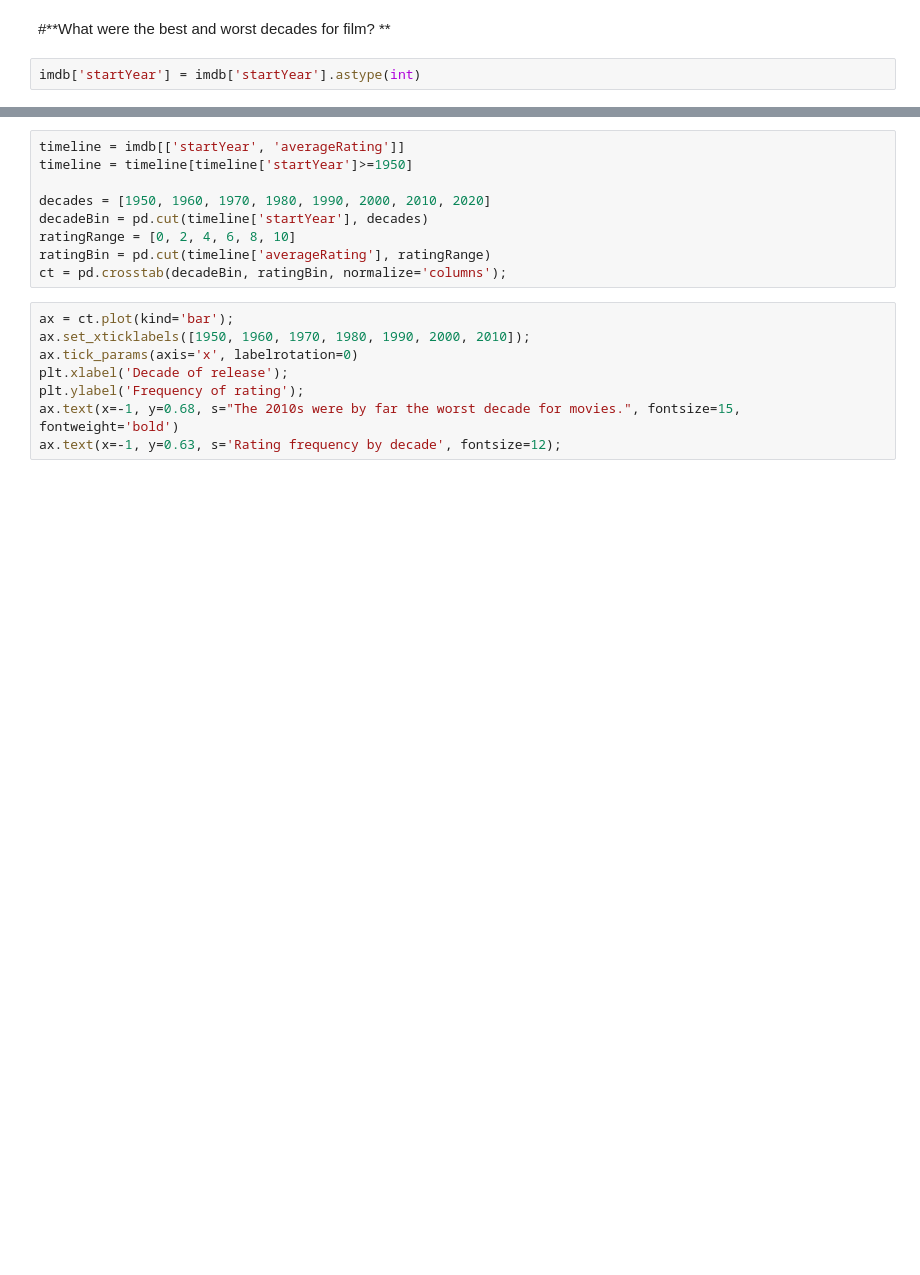
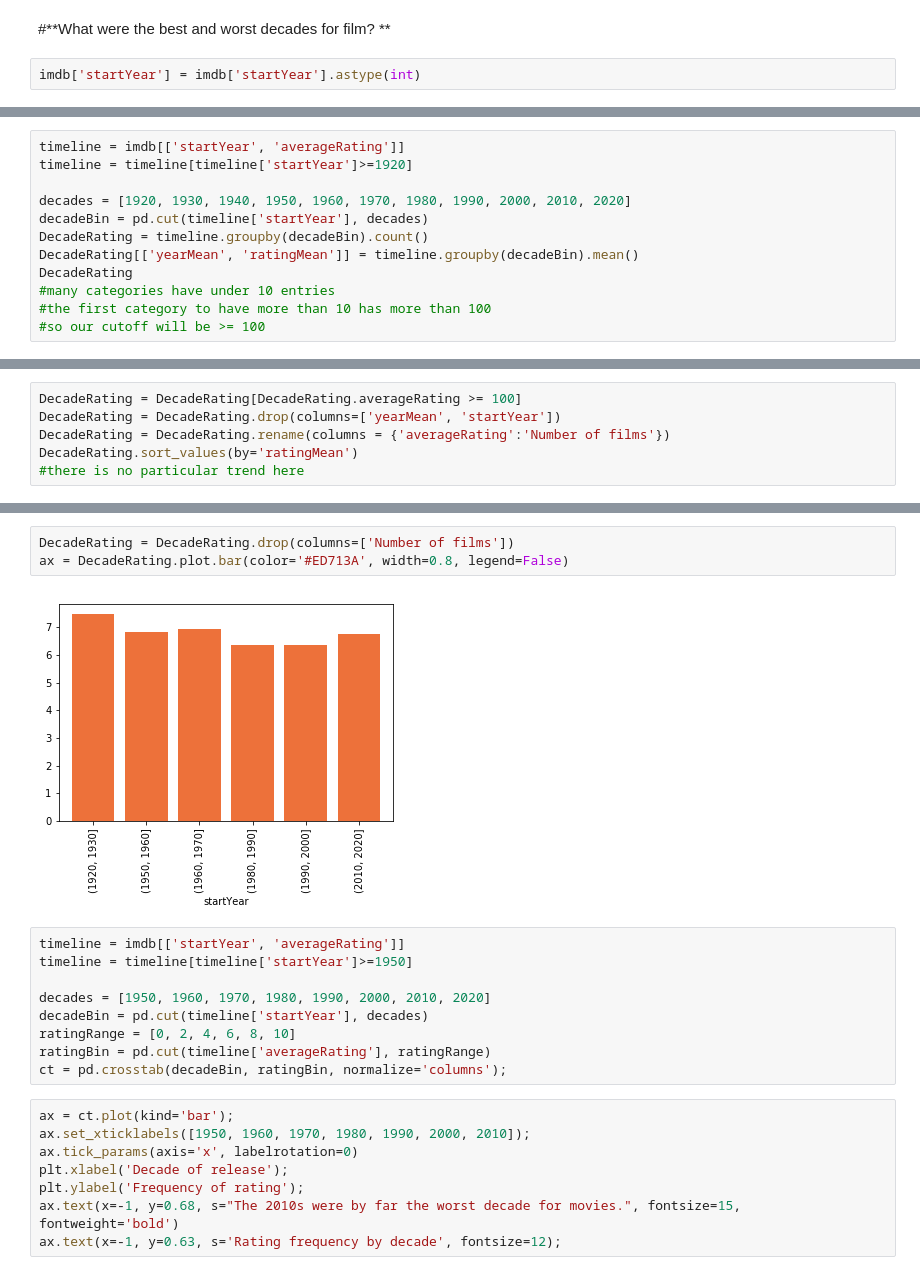
Before and after one commit to LambdaSchool/DS-Unit-1-Sprint-5-Data-Storytelling-Blog-Post, a Jupyter notebook: TristaWeek5.ipynb, the cells around one changed output, grey strips where cells are left out. Cells and saved outputs as stored; diff of their text form; blank space fills up the shorter version.

```diff
--- a/TristaWeek5.ipynb
+++ b/TristaWeek5.ipynb
@@ -569,0 +559,12 @@ ax = ct.plot(kind='bar');
+# %%
+timeline = imdb[['startYear', 'averageRating']]
+timeline = timeline[timeline['startYear']>=1920]
+
+decades = [1920, 1930, 1940, 1950, 1960, 1970, 1980, 1990, 2000, 2010, 2020]
+decadeBin = pd.cut(timeline['startYear'], decades)
+DecadeRating = timeline.groupby(decadeBin).count()
+DecadeRating[['yearMean', 'ratingMean']] = timeline.groupby(decadeBin).mean()
+DecadeRating
+#many categories have under 10 entries
+#the first category to have more than 10 has more than 100
+#so our cutoff will be >= 100
@@ -569,0 +584,6 @@ ax = ct.plot(kind='bar');
+# %%
+DecadeRating = DecadeRating[DecadeRating.averageRating >= 100]
+DecadeRating = DecadeRating.drop(columns=['yearMean', 'startYear'])
+DecadeRating = DecadeRating.rename(columns = {'averageRating':'Number of films'})
+DecadeRating.sort_values(by='ratingMean')
+#there is no particular trend here
@@ -570,3 +599,8 @@ ax = ct.plot(kind='bar');
+# %%
+DecadeRating = DecadeRating.drop(columns=['Number of films'])
+ax = DecadeRating.plot.bar(color='#ED713A', width=0.8, legend=False)
+# %% [output]
+[figure, added]
 # %%
 timeline = imdb[['startYear', 'averageRating']]
 timeline = timeline[timeline['startYear']>=1950]
```
Also changed, not shown: parts of 4 cells of this notebook.
